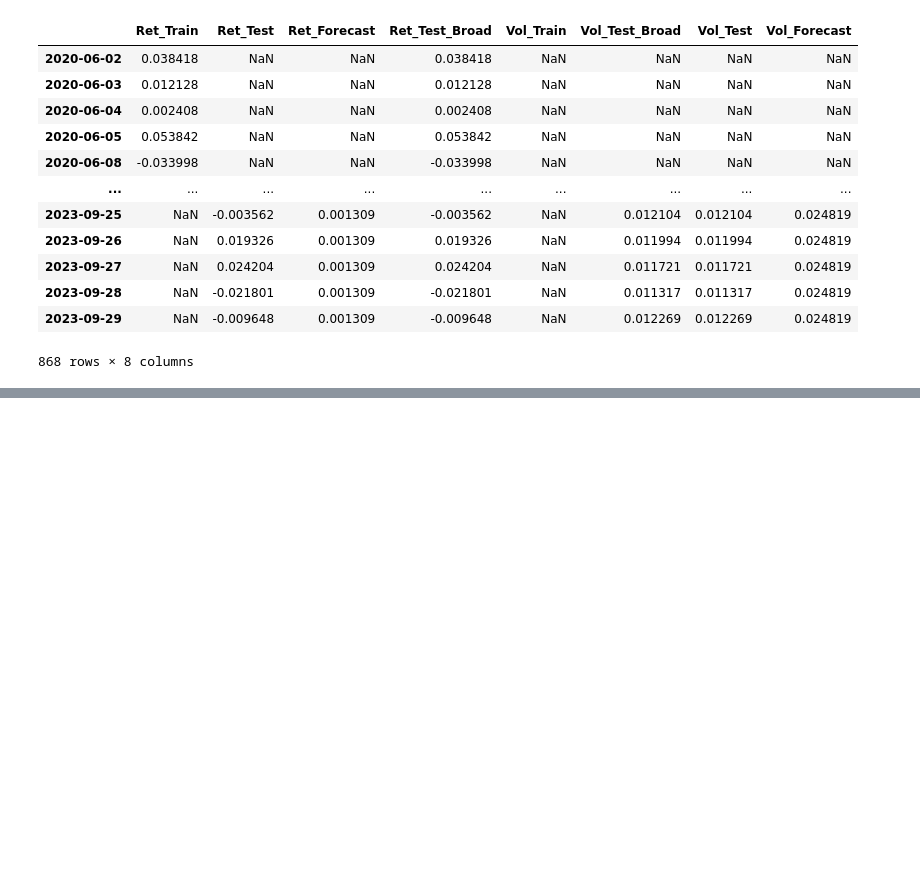
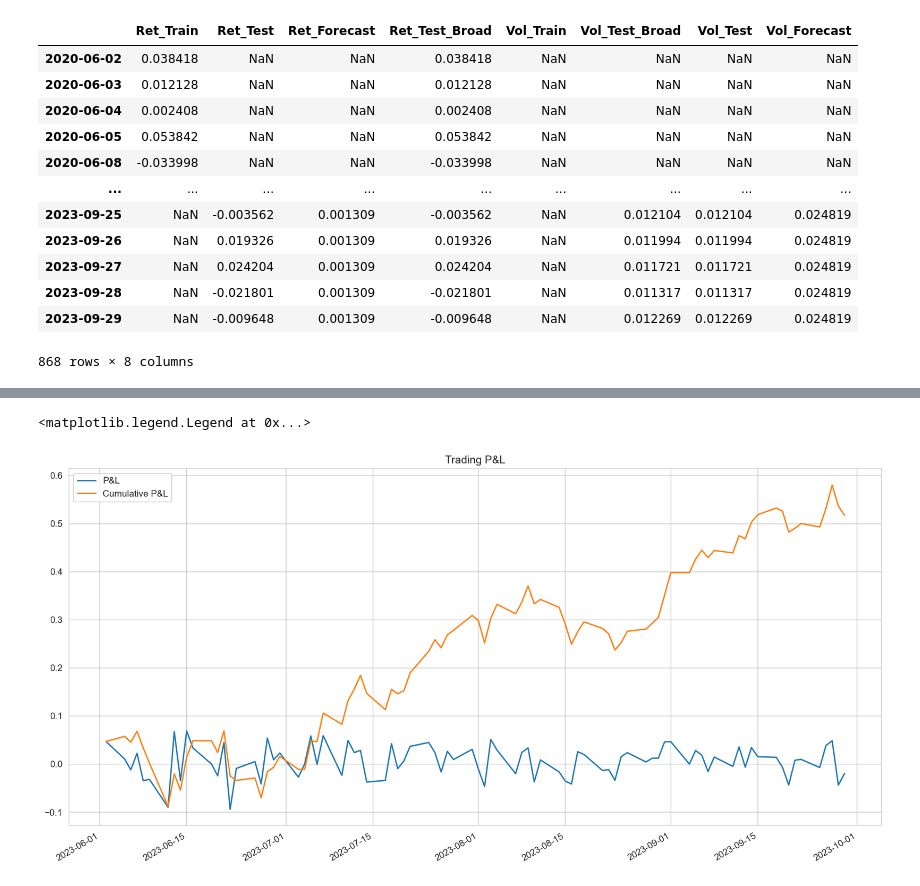
Before and after one commit to afoster28/cmd_forecast, a Jupyter notebook: Model/Model.ipynb, the cells around one changed output, grey strips where cells are left out. Saved outputs shown, nothing was run; the diff lists cells and outputs as text; code cells hidden in the pictures; blank space fills up the shorter version.

```diff
--- a/Model/Model.ipynb
+++ b/Model/Model.ipynb
@@ -748,0 +790,13 @@ ar2garch11.forecast_vs_test
+# %%
+trading_window = trade.iloc[lambda x: x.index >= '2023-05-31']
+
+plt.figure(figsize=(16, 8), dpi=150)
+
+trading_window['pnl'].plot(label='P&L')
+trading_window['pnl_cum'].plot(label='Cumulative P&L')
+
+plt.title('Trading P&L')
+plt.legend()
+# %% [output]
+<matplotlib.legend.Legend at 0x...>
+[figure, added]
```
Also changed, not shown: parts of 42 cells of this notebook.
